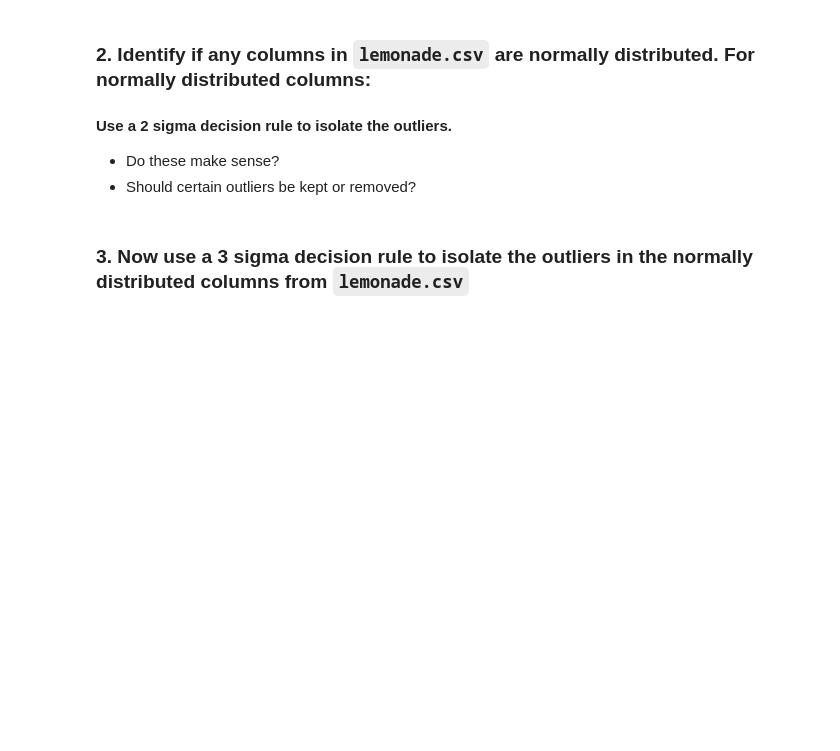
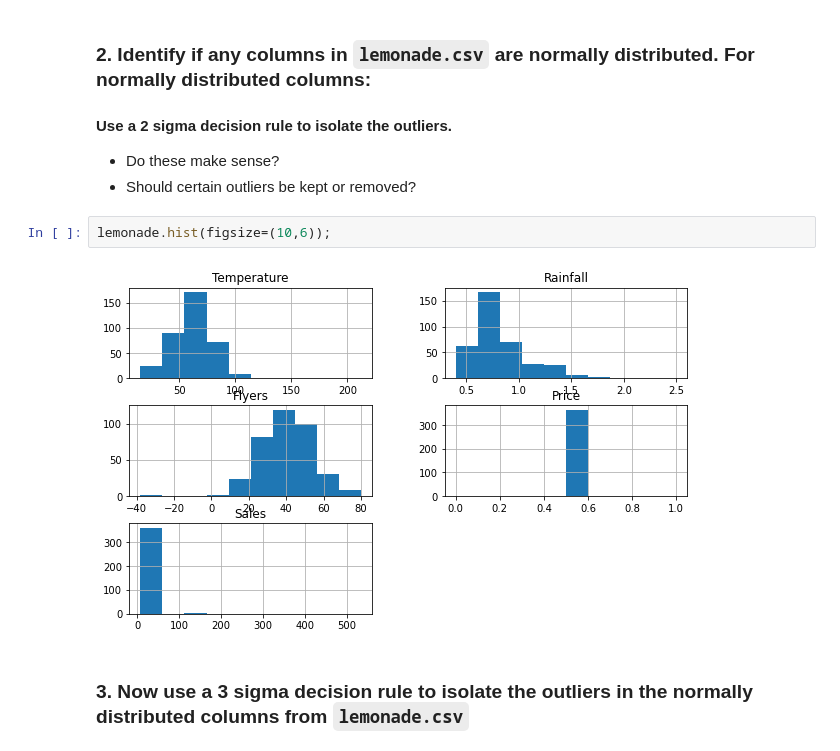
Before and after one commit to sophia-stewart/anomaly-detection-exercises, a Jupyter notebook: continuous_probabilistic_methods.ipynb, the cells around one changed output. Drawn from its saved outputs; the diff is of its cells as text; blank space fills up the shorter version.

```diff
--- a/continuous_probabilistic_methods.ipynb
+++ b/continuous_probabilistic_methods.ipynb
@@ -45,5 +223,9 @@ lemonade.head()
 #### Use a 2 sigma decision rule to isolate the outliers.
 - Do these make sense?
 - Should certain outliers be kept or removed?
+# %%
+lemonade.hist(figsize=(10,6));
+# %% [output]
+[figure, added]
 # %% [markdown]
 ### 3. Now use a 3 sigma decision rule to isolate the outliers in the normally distributed columns from `lemonade.csv`
```
Also changed, not shown: parts of 11 cells of this notebook.
